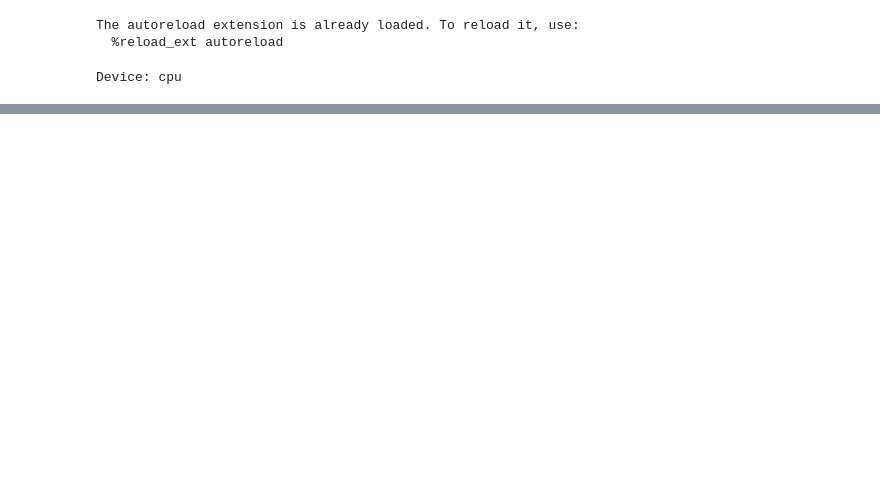
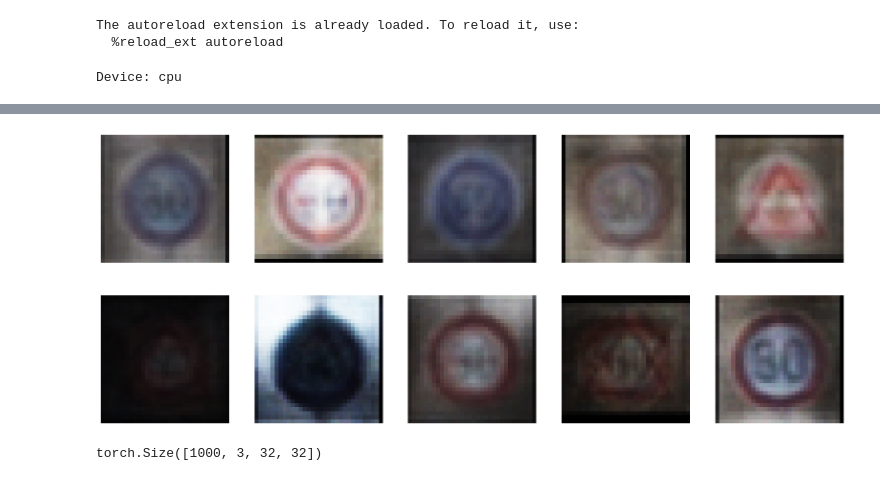
Before and after one commit to szymonsteccc/ssne_26L, a Jupyter notebook: generatywne/rozwiazanie.ipynb, the cells around one changed output, grey strips where cells are left out. Drawn from its saved outputs; the diff is of its cells as text; code cells hidden in the pictures; blank space fills up the shorter version.

```diff
--- a/generatywne/rozwiazanie.ipynb
+++ b/generatywne/rozwiazanie.ipynb
@@ -173,0 +161,16 @@ torch.Size([1000, 3, 32, 32])
+# %%
+imgs = generate_random_images(vae, 10, device=device)
+_, axs = plt.subplots(2, 5, figsize=(20, 8))
+axs = axs.flatten()
+for a, img in zip(axs, imgs):
+    a.imshow(img.permute(1, 2, 0).cpu().detach())
+    a.axis("off")
+plt.show()
+# %% [output]
+[figure, added]
+# %%
+imgs_final = generate_random_images(vae, 1000, device=device)
+save_images(imgs_final, "output/generated_vae.pt")
+imgs_final.shape
+# %% [output]
+torch.Size([1000, 3, 32, 32])
```
Also changed, not shown: parts of 15 cells of this notebook, 10 other files.
